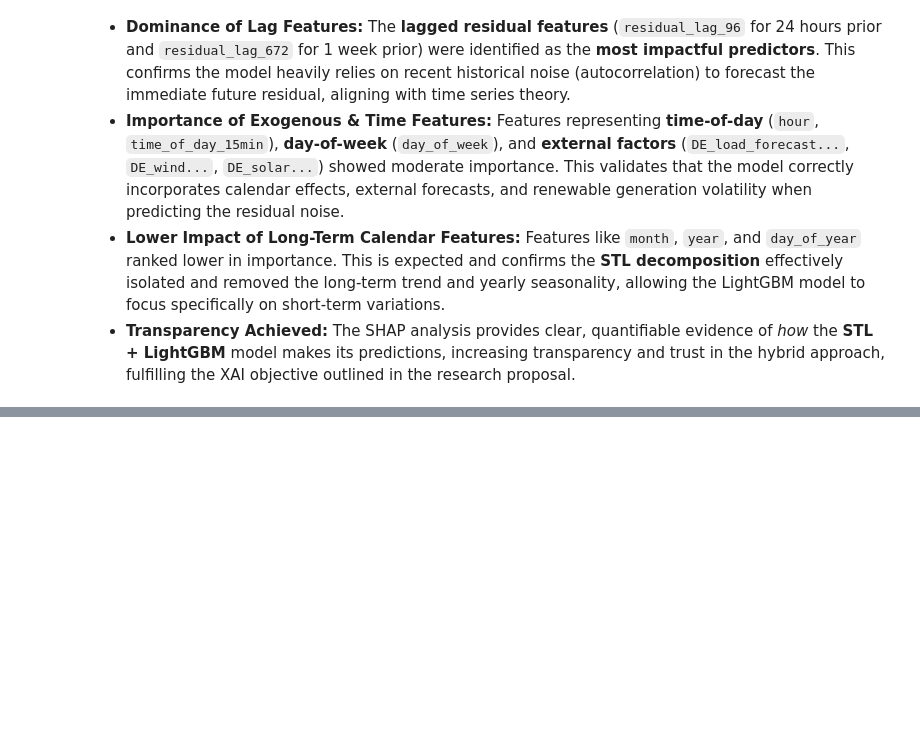
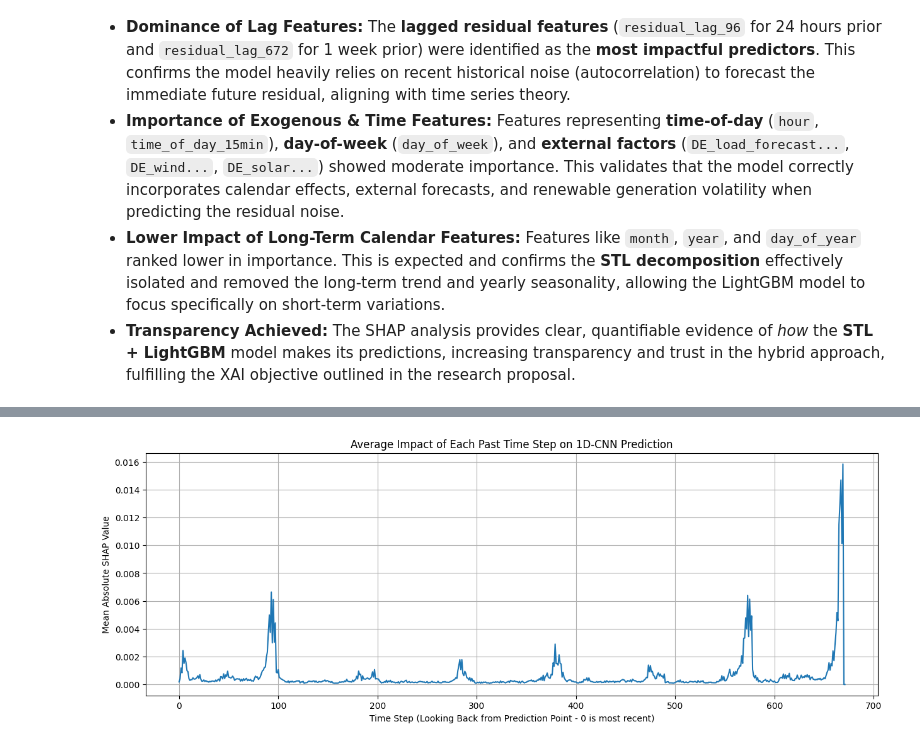
Before and after one commit to RahulAgre/SEASONAL-HYBRID-MODELS-WITH-EXPLAINABLE-AI-FOR-SHORT-TERM-ENERGY-LOAD-FORECASTING, a Jupyter notebook: LJMU_Research.ipynb, the cells around one changed output, grey strips where cells are left out. Drawn from its saved outputs; the diff is of its cells as text; code cells hidden in the pictures; blank space fills up the shorter version.

```diff
--- a/LJMU_Research.ipynb
+++ b/LJMU_Research.ipynb
@@ -1121,0 +1127,73 @@ The **Explainability phase** successfully applied SHAP (SHapley Additive exPlana
+# %%
+import shap
+import time
+import pandas as pd
+import numpy as np
+import tensorflow as tf
+import matplotlib.pyplot as plt
+
+print("--- Starting FINAL SHAP Calculation & Visualization (1D-CNN) ---")
+start_time_calc = time.time()
+
+# --- 1. SHAP Calculation ---
+# Assume cnn_model, X_train_seq, X_test_seq are loaded/defined from previous cells
+background_data = X_train_seq[np.random.choice(X_train_seq.shape[0], 100, replace=False)]
+X_test_seq_sample = X_test_seq[np.random.choice(X_test_seq.shape[0], 50, replace=False)]
+
+explainer_cnn = shap.DeepExplainer(cnn_model, background_data)
+# Expect shap_values_cnn_raw to be a NumPy array of shape (50, 672, 1, 1)
+shap_values_cnn_raw = explainer_cnn.shap_values(X_test_seq_sample)
+
+end_time_calc = time.time()
+calculation_duration = end_time_calc - start_time_calc
+print(f"SHAP Value Calculation Complete (1D-CNN) in {calculation_duration:.2f} seconds.")
+
+# --- 2. INSPECTION BLOCK (Included for safety) ---
+print("\n--- Inspecting shap_values_cnn_raw ---")
+print(f"Type of shap_values_cnn_raw: {type(shap_values_cnn_raw)}")
+if isinstance(shap_values_cnn_raw, np.ndarray):
+     print(f"Shape of shap_values_cnn_raw (array): {shap_values_cnn_raw.shape}")
+else:
+    print(f"shap_values_cnn_raw is not a NumPy array. Value: {shap_values_cnn_raw}")
+
+# --- 3. Visualization with Correction ---
+print("\n--- Displaying Mean Absolute SHAP Value per Time Step (1D-CNN) ---")
+
+# Define TIME_STEPS if not available
+if 'TIME_STEPS' not in locals():
+    TIME_STEPS = 672 # Should be 672
+
+# Check if the structure is the unexpected NumPy array and apply correction
+valid_structure = False
+shap_array = None # Initialize shap_array
+
+if isinstance(shap_values_cnn_raw, np.ndarray) and shap_values_cnn_raw.shape == (50, TIME_STEPS, 1, 1):
+    # --- CORRECTION APPLIED HERE ---
+    shap_array = shap_values_cnn_raw.squeeze() # Removes dimensions of size 1 -> shape (50, 672)
+    valid_structure = True
+    print("Corrected SHAP array shape for plotting:", shap_array.shape)
+elif (isinstance(shap_values_cnn_raw, list) and len(shap_values_cnn_raw) > 0 and
+      isinstance(shap_values_cnn_raw[0], np.ndarray) and shap_values_cnn_raw[0].shape == (50, TIME_STEPS, 1)):
+     # Handle the originally expected list structure just in case
+     shap_array = shap_values_cnn_raw[0].squeeze() # Shape (50, 672)
+     valid_structure = True
+     print("Using expected list structure for plotting. Corrected shape:", shap_array.shape)
+
+# Proceed with plotting only if structure is valid and corrected shape is right
+if valid_structure and shap_array is not None and shap_array.shape == (50, TIME_STEPS):
+    # Calculate the mean absolute SHAP value across the samples (axis=0) for each time step
+    mean_abs_shap_plot = np.mean(np.abs(shap_array), axis=0) # Shape should be (672,)
+
+    if len(mean_abs_shap_plot) == TIME_STEPS:
+        plt.figure(figsize=(15, 5))
+        plt.plot(range(TIME_STEPS), mean_abs_shap_plot)
+        plt.xlabel("Time Step (Looking Back from Prediction Point - 0 is most recent)")
+        plt.ylabel("Mean Absolute SHAP Value")
+        plt.title("Average Impact of Each Past Time Step on 1D-CNN Prediction")
+        plt.grid(True)
+        plt.show()
+    else:
+        print(f"Plotting Error: Dimension mismatch after mean calculation. Expected {TIME_STEPS}, got {len(mean_abs_shap_plot)}.")
+else:
+    print("\nPlotting skipped. Could not correct or validate the structure of shap_values_cnn_raw.")
+# %% [output]
@@ -1121,0 +1209 @@ The **Explainability phase** successfully applied SHAP (SHapley Additive exPlana
+[figure, added]
```
Also changed, not shown: parts of 7 cells of this notebook.
